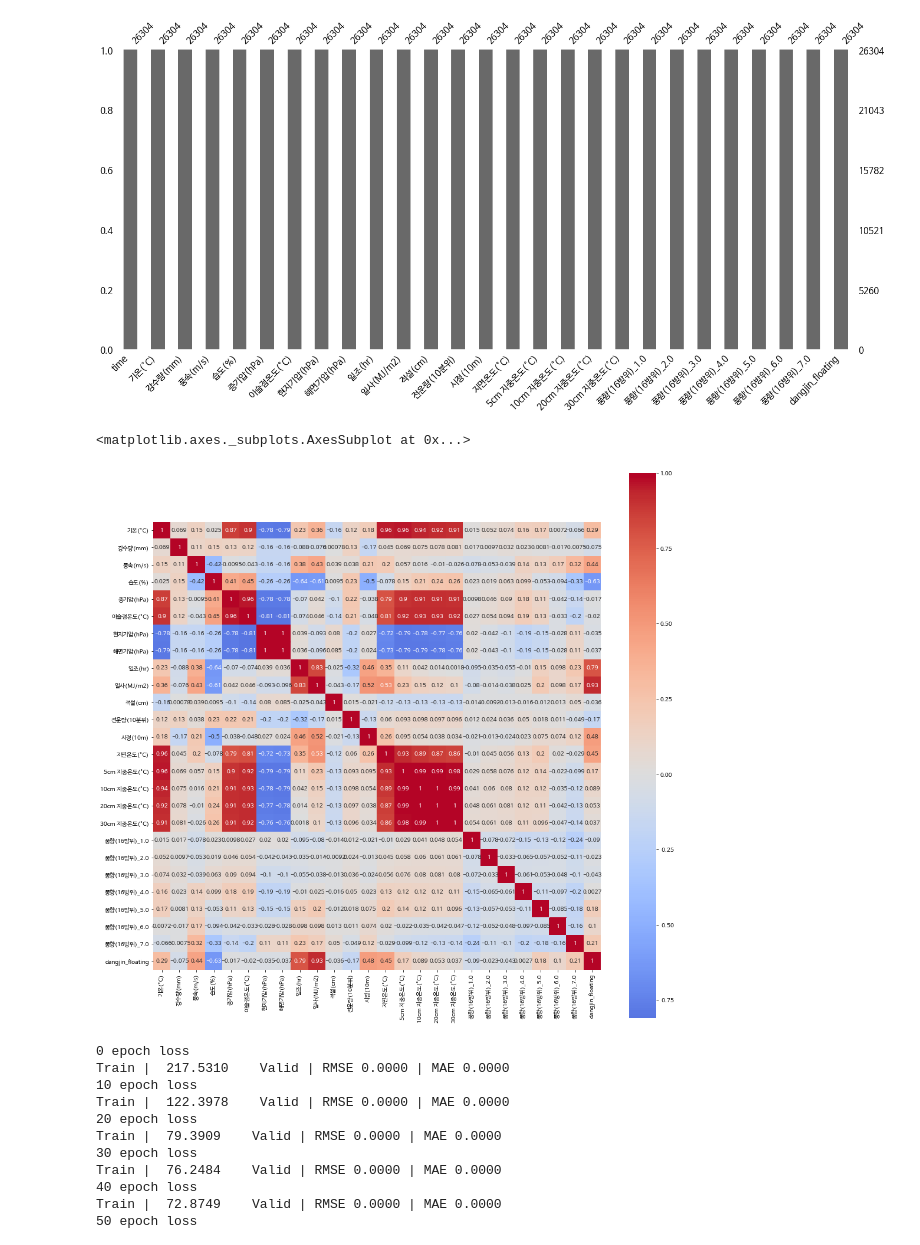
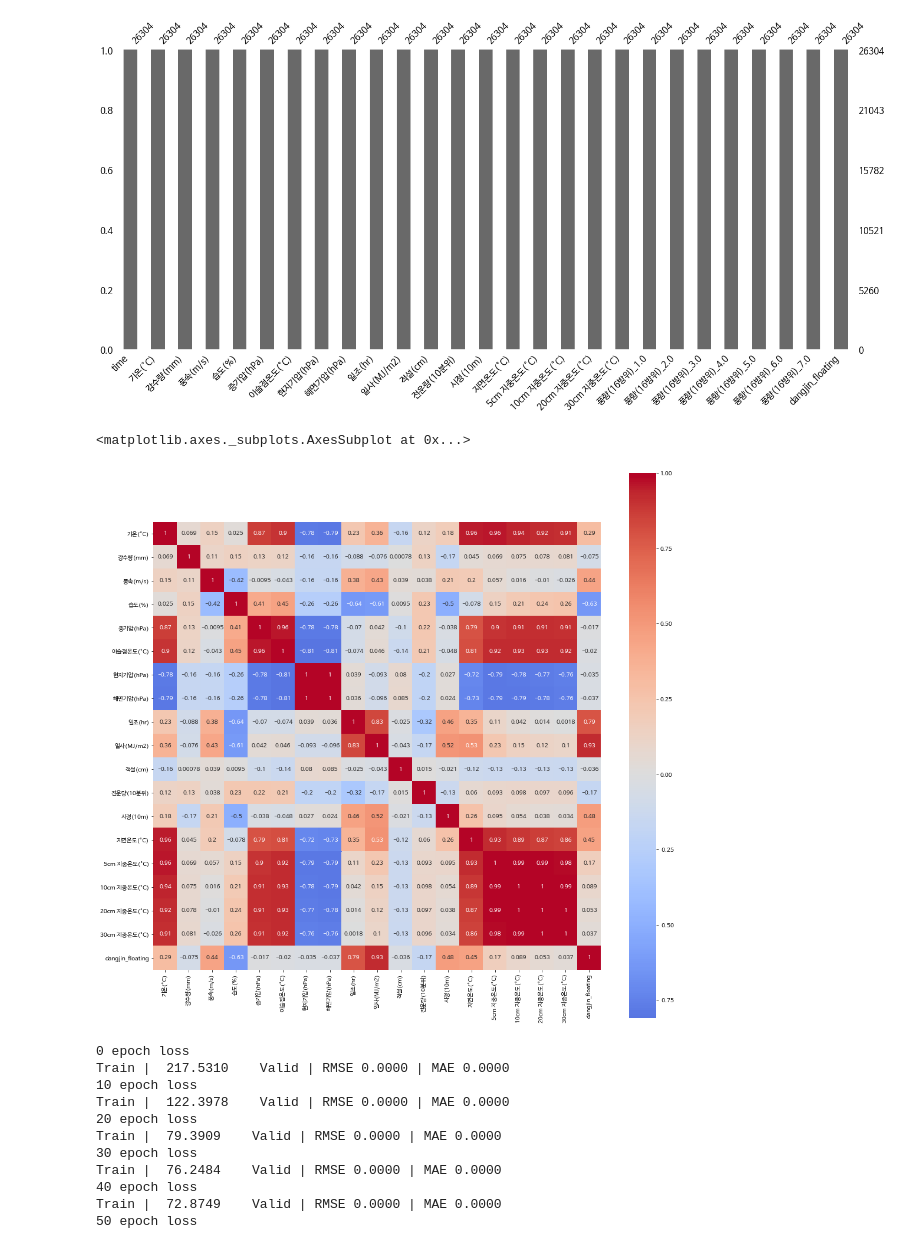
Before and after one commit to mini-song/Graduation-Project, a Jupyter notebook: 최종/data.ipynb, the cells around one changed output. Cells and saved outputs as stored; diff of their text form; code cells hidden in the pictures.

```diff
--- a/최종/data.ipynb
+++ b/최종/data.ipynb
@@ -181,12 +181,13 @@ msno.bar(data_obs)
 # %%
 import seaborn as sns
 
 plt.figure(figsize=(17, 17))
-correlations = data_obs.corr(method='pearson')
+correlations = data_obs.drop(columns=['풍향(16방위)_1.0','풍향(16방위)_2.0','풍향(16방위)_3.0','풍향(16방위)_4.0','풍향(16방위)_5.0','풍향(16방위)_6.0','풍향(16방위)_7.0']).corr(method='pearson')
+
 sns.heatmap(correlations, cmap="coolwarm", square=True, center=0, annot=True)
 # %% [output]
 <matplotlib.axes._subplots.AxesSubplot at 0x...>
-[figure, old version]
+[figure, new version]
 # %%
 
 
```
